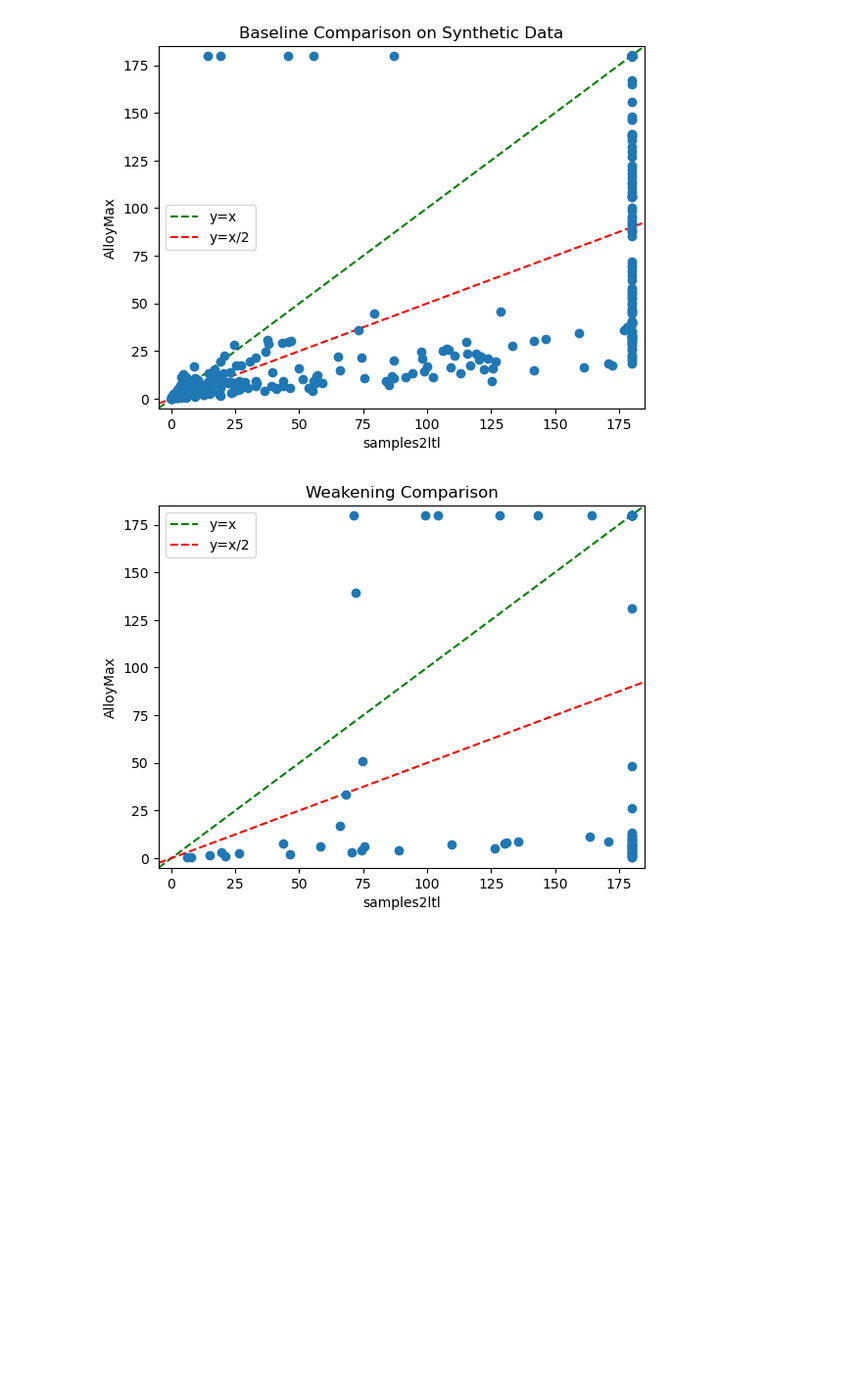
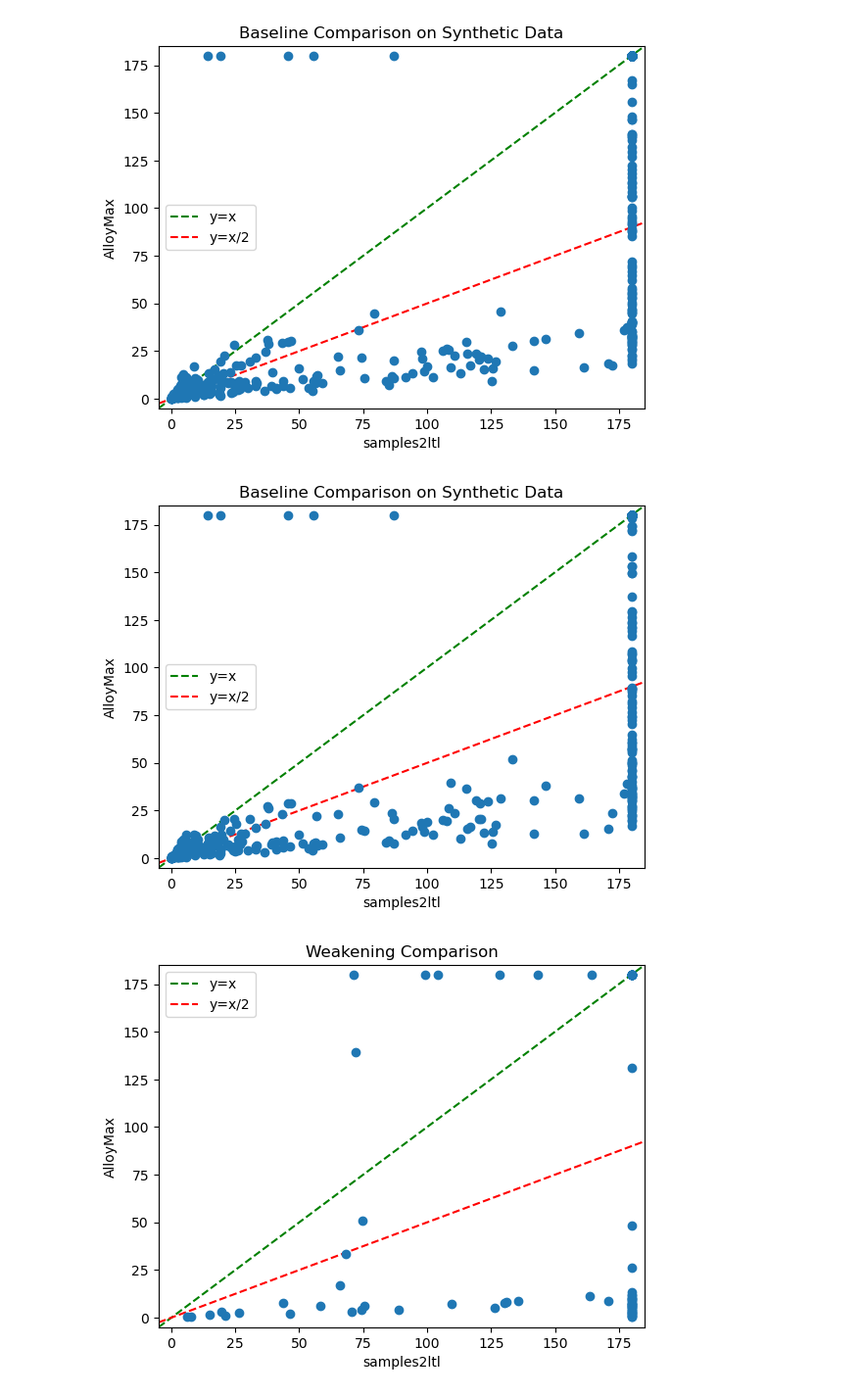
Before and after one commit to meluge/ATLASforFOL, a Jupyter notebook: benchmark_results/data_summary.ipynb, the cells around one changed output. Shown at 98% size. Cells and saved outputs as stored; diff of their text form; code cells hidden in the pictures; blank space fills up the shorter version.

Commit message:
Add baseline results with optimized until

```diff
--- a/benchmark_results/data_summary.ipynb
+++ b/benchmark_results/data_summary.ipynb
@@ -49,6 +49,10 @@ def plot(file_a, file_b, title):
 plot('baselines/baseline_stats_all.csv', 'baselines/baseline_alloy_all.csv', 'Baseline Comparison on Synthetic Data')
 # %% [output]
 [figure]
+# %%
+plot('baselines/baseline_stats_all.csv', 'baselines/baseline_until_alloy_all.csv', 'Baseline Comparison on Synthetic Data')
+# %% [output]
+[figure, added]
 # %%
 plot('weakening/weakening_stats.csv', 'weakening/weakening_alloy_gr1.csv', 'Weakening Comparison')
 # %% [output]
```
Also changed, not shown: parts of 2 cells of this notebook, 1 other file.
